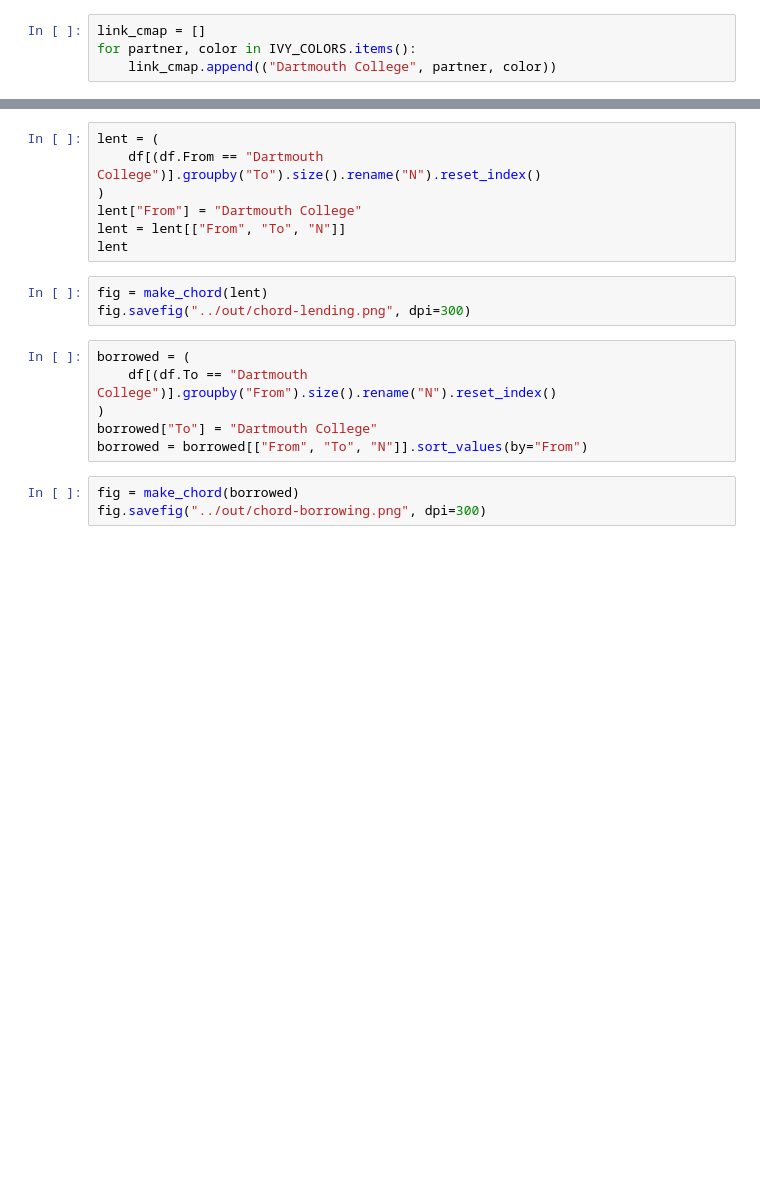
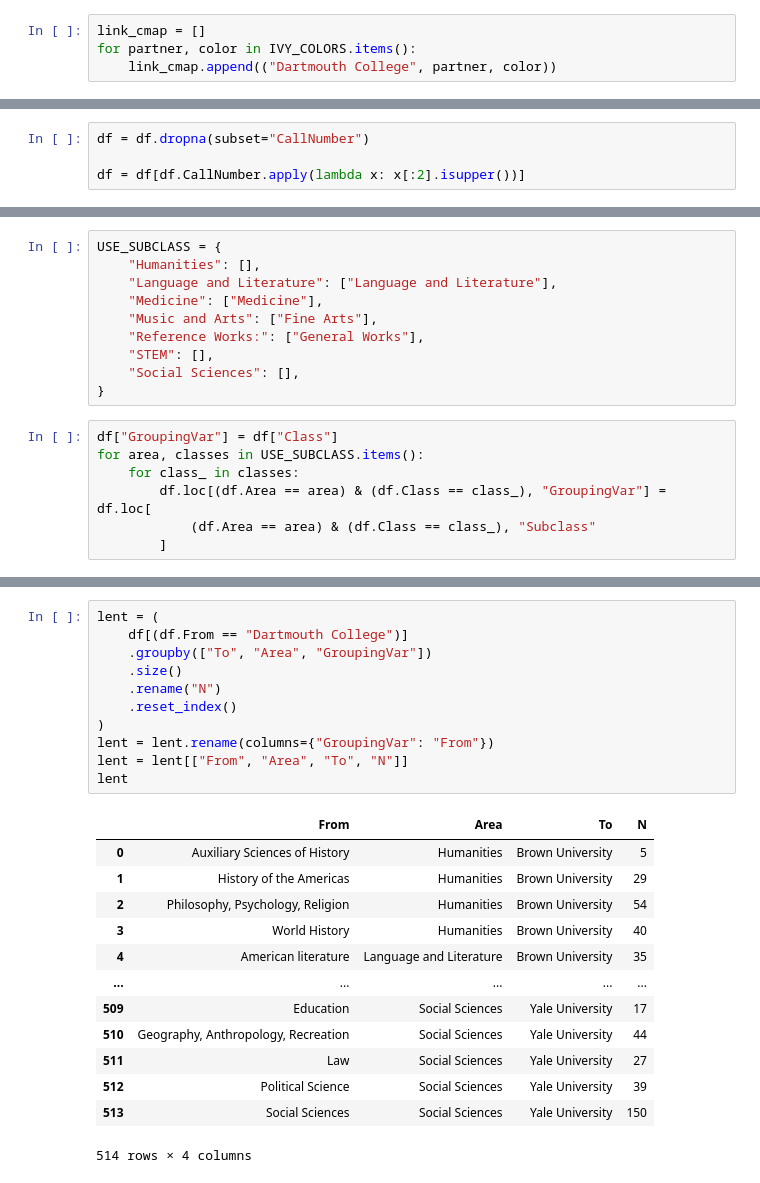
Before and after one commit to Dartmouth-Libraries/the-fibery-library, a Jupyter notebook: ill-flow/notebooks/01-chord-charts.ipynb, the cells around one changed output, grey strips where cells are left out. Drawn from its saved outputs; the diff is of its cells as text; blank space fills up the shorter version.

Commit message:
adds LCC subclasses

```diff
--- a/ill-flow/notebooks/01-chord-charts.ipynb
+++ b/ill-flow/notebooks/01-chord-charts.ipynb
@@ -54,0 +64,4 @@ def make_chord(df: pd.DataFrame):
+# %%
+df = df.dropna(subset="CallNumber")
+
+df = df[df.CallNumber.apply(lambda x: x[:2].isupper())]
@@ -54,0 +104,17 @@ def make_chord(df: pd.DataFrame):
+# %%
+USE_SUBCLASS = {
+    "Humanities": [],
+    "Language and Literature": ["Language and Literature"],
+    "Medicine": ["Medicine"],
+    "Music and Arts": ["Fine Arts"],
+    "Reference Works:": ["General Works"],
+    "STEM": [],
+    "Social Sciences": [],
+}
+# %%
+df["GroupingVar"] = df["Class"]
+for area, classes in USE_SUBCLASS.items():
+    for class_ in classes:
+        df.loc[(df.Area == area) & (df.Class == class_), "GroupingVar"] = df.loc[
+            (df.Area == area) & (df.Class == class_), "Subclass"
+        ]
@@ -55,19 +161,25 @@ def make_chord(df: pd.DataFrame):
 # %%
 lent = (
-    df[(df.From == "Dartmouth College")].groupby("To").size().rename("N").reset_index()
+    df[(df.From == "Dartmouth College")]
+    .groupby(["To", "Area", "GroupingVar"])
+    .size()
+    .rename("N")
+    .reset_index()
 )
-lent["From"] = "Dartmouth College"
-lent = lent[["From", "To", "N"]]
+lent = lent.rename(columns={"GroupingVar": "From"})
+lent = lent[["From", "Area", "To", "N"]]
 lent
+# %% [output]
+|  | From | Area | To | N |
+| 0 | Auxiliary Sciences of History | Humanities | Brown University | 5 |
+| 1 | History of the Americas | Humanities | Brown University | 29 |
+| 2 | Philosophy, Psychology, Religion | Humanities | Brown University | 54 |
+| 3 | World History | Humanities | Brown University | 40 |
+| 4 | American literature | Language and Literature | Brown University | 35 |
+| ... | ... | ... | ... | ... |
+| 509 | Education | Social Sciences | Yale University | 17 |
+| 510 | Geography, Anthropology, Recreation | Social Sciences | Yale University | 44 |
+| 511 | Law | Social Sciences | Yale University | 27 |
+| 512 | Political Science | Social Sciences | Yale University | 39 |
+| 513 | Social Sciences | Social Sciences | Yale University | 150 |
+514 rows × 4 columns
-# %%
-fig = make_chord(lent)
-fig.savefig("../out/chord-lending.png", dpi=300)
-# %%
-borrowed = (
-    df[(df.To == "Dartmouth College")].groupby("From").size().rename("N").reset_index()
-)
-borrowed["To"] = "Dartmouth College"
-borrowed = borrowed[["From", "To", "N"]].sort_values(by="From")
-# %%
-fig = make_chord(borrowed)
-fig.savefig("../out/chord-borrowing.png", dpi=300)
```
Also changed, not shown: parts of 9 cells of this notebook, 2 other files.
